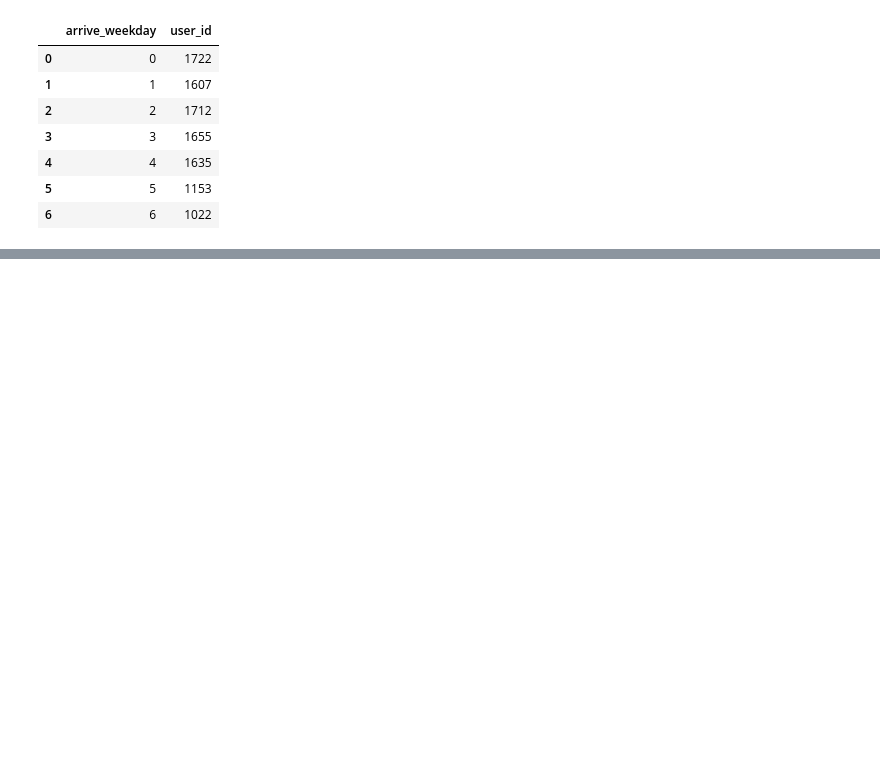
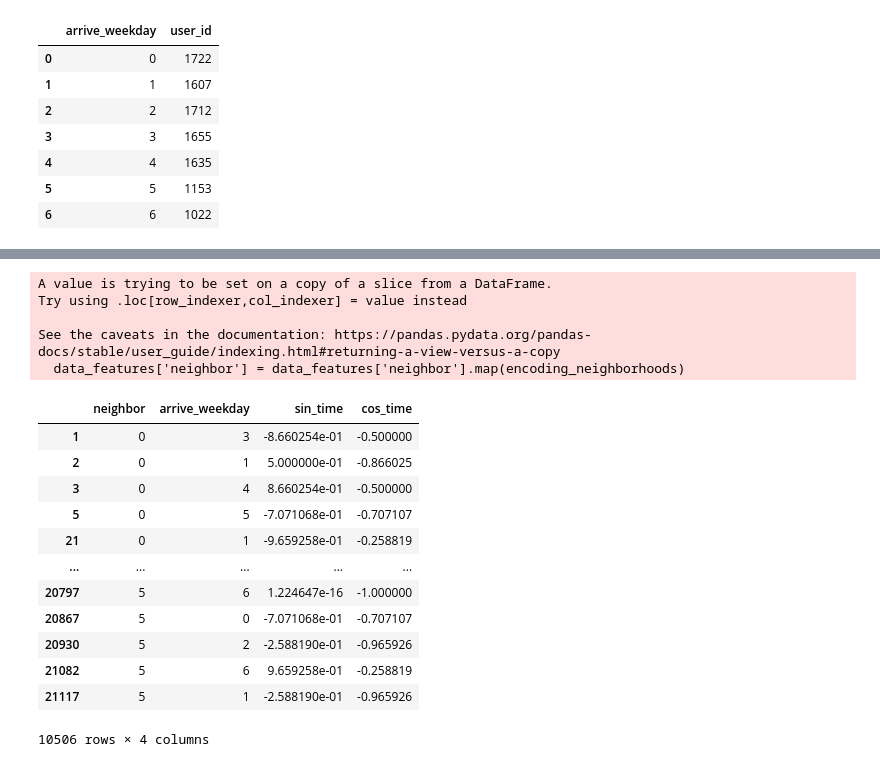
Before and after one commit to julietahocsman/goproject, a Jupyter notebook: notebooks/statistics_per_neighborhood.ipynb, the cells around one changed output, grey strips where cells are left out. Drawn from its saved outputs; the diff is of its cells as text; code cells hidden in the pictures; blank space fills up the shorter version.

```diff
--- a/notebooks/statistics_per_neighborhood.ipynb
+++ b/notebooks/statistics_per_neighborhood.ipynb
@@ -422,0 +425,3 @@ all_data_10.head(2)
+# %%
+data_features = all_data_10[['neighbor', 'arrive_weekday', 'arrive_hour']]
+data_features
@@ -422,0 +442,4 @@ all_data_10.head(2)
+# %%
+data_features['sin_time'] = np.sin(2*np.pi*data_features.arrive_hour/24)
+data_features['cos_time'] = np.cos(2*np.pi*data_features.arrive_hour/24)
+data_features.drop(columns = 'arrive_hour', inplace=True)
@@ -422,0 +461,44 @@ all_data_10.head(2)
+# %%
+def encoding_neighborhoods(x):
+    if x == 'PALERMO':
+        return 0
+    if x == 'SAN NICOLAS':
+        return 1
+    if x == 'RECOLETA':
+        return 2
+    if x == 'BALVANERA':
+        return 3
+    if x == 'RETIRO':
+        return 4
+    if x == 'FLORES':
+        return 5
+    if x == 'MONSERRAT':
+        return 6
+    if x == 'BELGRANO':
+        return 7
+    if x == 'COLEGIALES':
+        return 8
+    if x == 'CABALLITO':
+        return 9
+
+data_features['neighbor'] = data_features['neighbor'].map(encoding_neighborhoods)
+data_features
+# %% [output]
+A value is trying to be set on a copy of a slice from a DataFrame.
+Try using .loc[row_indexer,col_indexer] = value instead
+
+See the caveats in the documentation: https://pandas.pydata.org/pandas-docs/stable/user_guide/indexing.html#returning-a-view-versus-a-copy
+  data_features['neighbor'] = data_features['neighbor'].map(encoding_neighborhoods)
+|  | neighbor | arrive_weekday | sin_time | cos_time |
+| 1 | 0 | 3 | -8.660254e-01 | -0.500000 |
+| 2 | 0 | 1 | 5.000000e-01 | -0.866025 |
+| 3 | 0 | 4 | 8.660254e-01 | -0.500000 |
+| 5 | 0 | 5 | -7.071068e-01 | -0.707107 |
+| 21 | 0 | 1 | -9.659258e-01 | -0.258819 |
+| ... | ... | ... | ... | ... |
+| 20797 | 5 | 6 | 1.224647e-16 | -1.000000 |
+| 20867 | 5 | 0 | -7.071068e-01 | -0.707107 |
+| 20930 | 5 | 2 | -2.588190e-01 | -0.965926 |
+| 21082 | 5 | 6 | 9.659258e-01 | -0.258819 |
+| 21117 | 5 | 1 | -2.588190e-01 | -0.965926 |
+10506 rows × 4 columns
```
Also changed, not shown: parts of 33 cells of this notebook, 5 other files.
